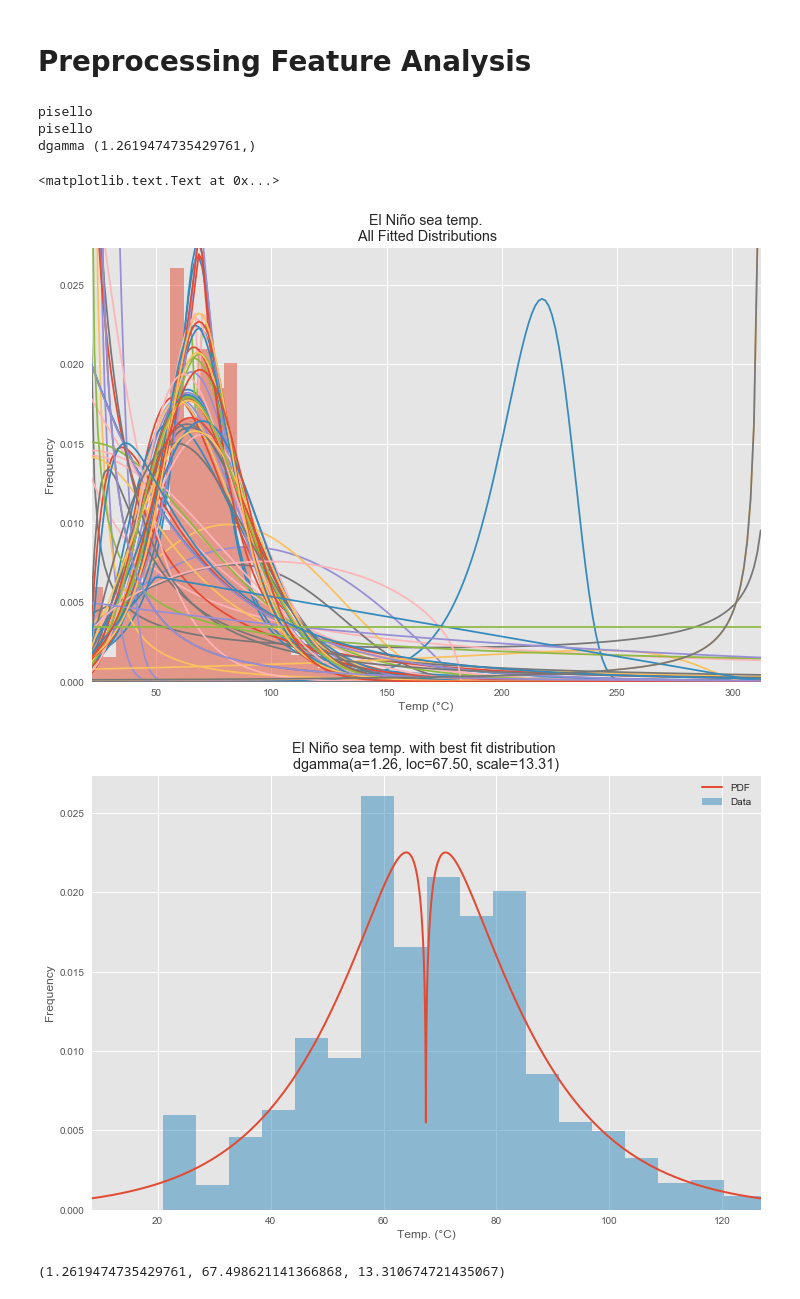
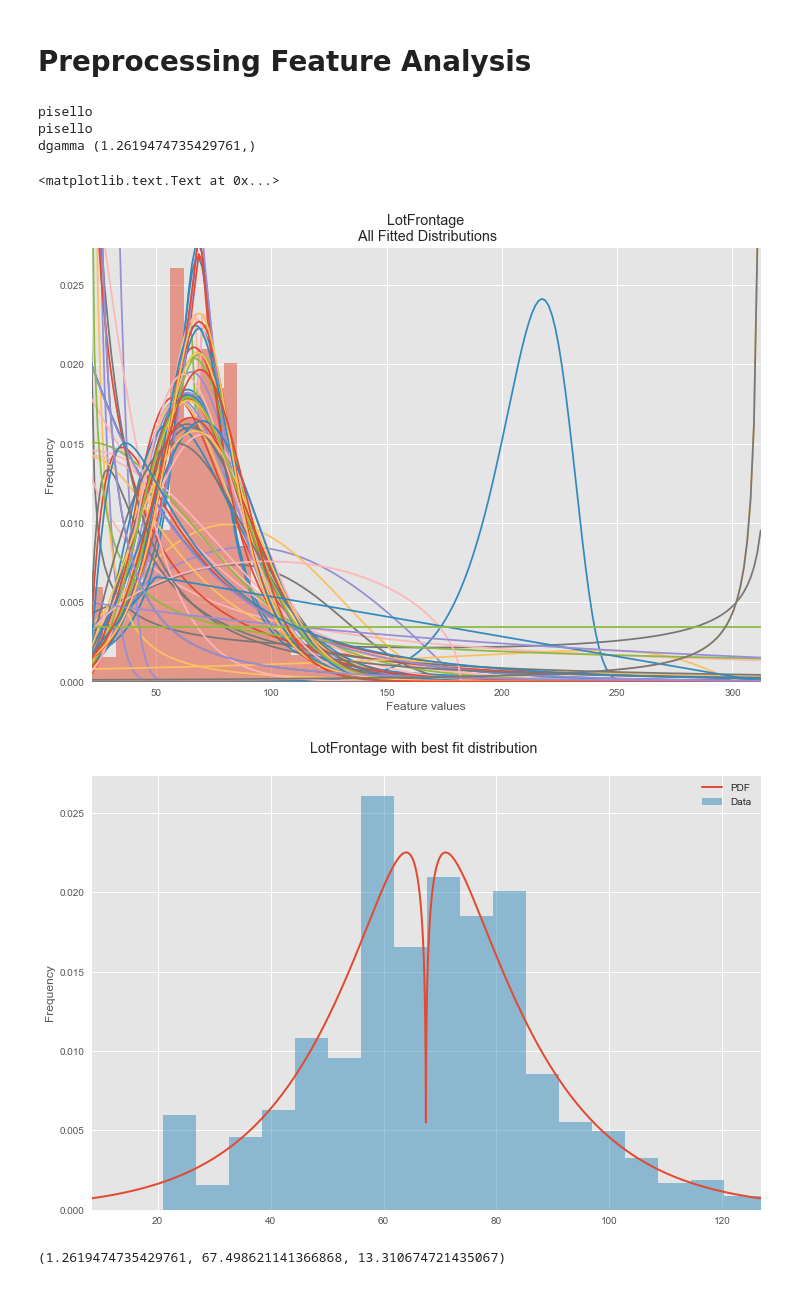
Before and after one commit to lipry/DatascienceFriday, a Jupyter notebook: source/PreprocessingFeatureAnalysisHousePricing.ipynb, the cells around one changed output. Cells and saved outputs as stored; diff of their text form; code cells hidden in the pictures.

```diff
--- a/source/PreprocessingFeatureAnalysisHousePricing.ipynb
+++ b/source/PreprocessingFeatureAnalysisHousePricing.ipynb
@@ -36,7 +36,7 @@ def best_fit_distribution(data, bins=200, ax=None):
     x = (x + np.roll(x, -1))[:-1] / 2.0
 
     # Distributions to check
-    DISTRIBUTIONS = [
+    CONTINUOS_DISTRIBUTIONS = [
         st.alpha,st.anglit,st.arcsine,st.beta,st.betaprime,st.bradford,st.burr,st.cauchy,st.chi,st.chi2,st.cosine,
         st.dgamma,st.dweibull,st.erlang,st.expon,st.exponnorm,st.exponweib,st.exponpow,st.f,st.fatiguelife,st.fisk,
         st.foldcauchy,st.foldnorm,st.frechet_r,st.frechet_l,st.genlogistic,st.genpareto,st.gennorm,st.genexpon,
@@ -114,47 +114,48 @@ def make_pdf(dist, params, size=10000):
 
     return pdf
 
+feature = 'LotFrontage'
+
 # Load data from statsmodels datasets
-data = pd.Series(house_train['LotFrontage'].dropna())
+data = pd.Series(house_train[feature].dropna())
 
 # Plot for comparison
 plt.figure(figsize=(12,8))
 ax = data.plot(kind='hist', bins=50, normed=True, alpha=0.5)
 # Save plot limits
 dataYLim = ax.get_ylim()
 
 # Find best fit distribution
 best_fit_name, best_fir_paramms = best_fit_distribution(data, 200, ax)
 print(best_fit_name, best_fir_paramms[:-2])
 best_dist = getattr(st, best_fit_name)
 
 # Update plots
 ax.set_ylim(dataYLim)
-ax.set_title(u'El Niño sea temp.\n All Fitted Distributions')
-ax.set_xlabel(u'Temp (°C)')
+ax.set_title(u'{}\n All Fitted Distributions'.format(feature))
+ax.set_xlabel(u'Feature values')
 ax.set_ylabel('Frequency')
 
 # Make PDF
 pdf = make_pdf(best_dist, best_fir_paramms)
 
 # Display
 plt.figure(figsize=(12,8))
 ax = pdf.plot(lw=2, label='PDF', legend=True)
 data.plot(kind='hist', bins=50, normed=True, alpha=0.5, label='Data', legend=True, ax=ax)
 
 param_names = (best_dist.shapes + ', loc, scale').split(', ') if best_dist.shapes else ['loc', 'scale']
 param_str = ', '.join(['{}={:0.2f}'.format(k,v) for k,v in zip(param_names, best_fir_paramms)])
 dist_str = '{}({})'.format(best_fit_name, param_str)
 
-ax.set_title(u'El Niño sea temp. with best fit distribution \n' + dist_str)
-ax.set_xlabel(u'Temp. (°C)')
+ax.set_title(u'{} with best fit distribution \n'.format(feature))
 # %% [output]
 pisello
 pisello
 dgamma (1.2619474735429761,)
 <matplotlib.text.Text at 0x...>
-[figure, old version]
+[figure, new version]
-[figure, old version]
+[figure, new version]
 # %%
 print(best_fir_paramms)
 best_dist(best_fir_paramms[:-2], loc=best_fir_paramms[-2], scale=best_fir_paramms[-1]).rvs(size=100, random_state=1234)
```
Also changed, not shown: parts of 1 cell of this notebook.
